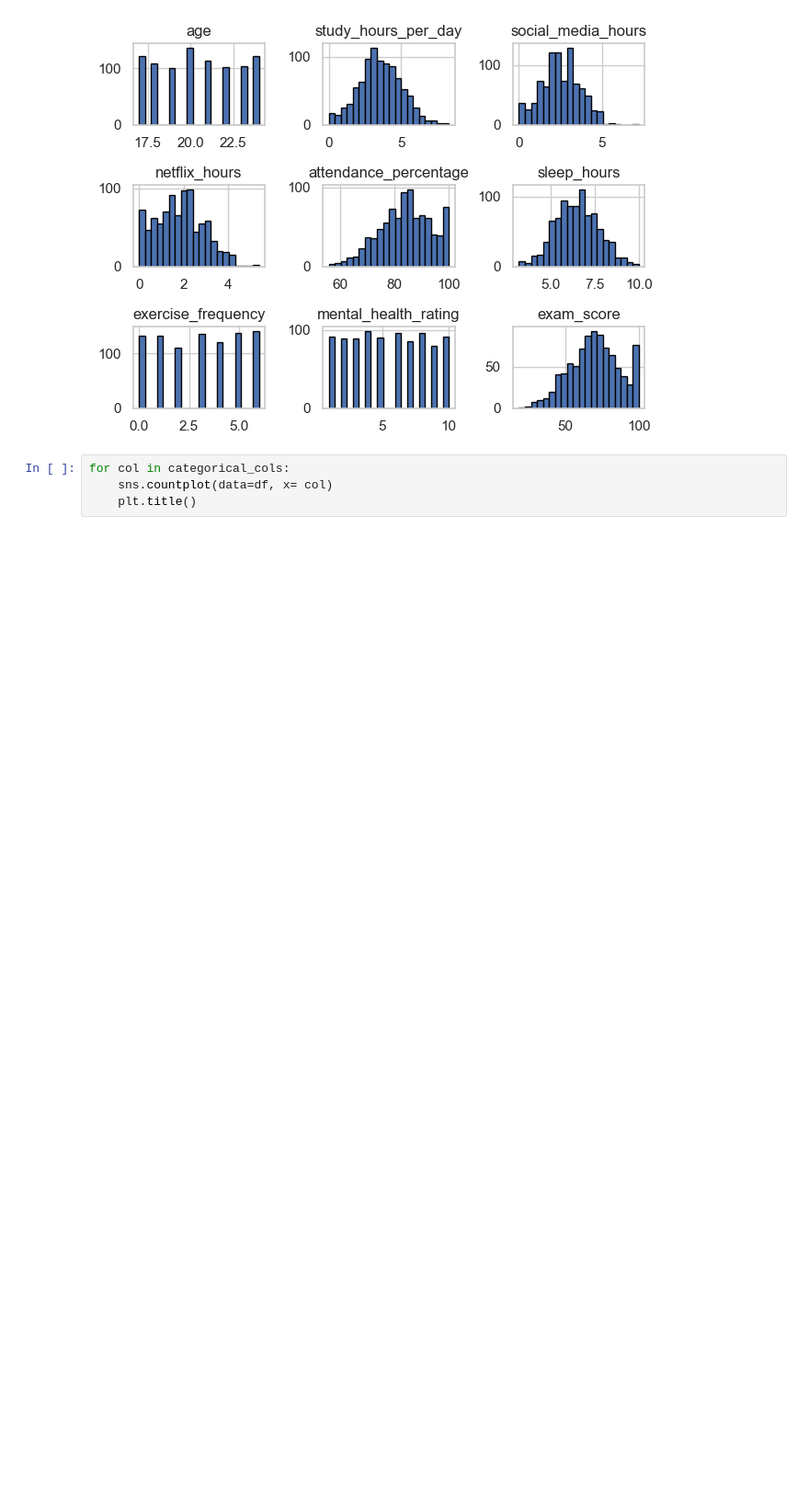
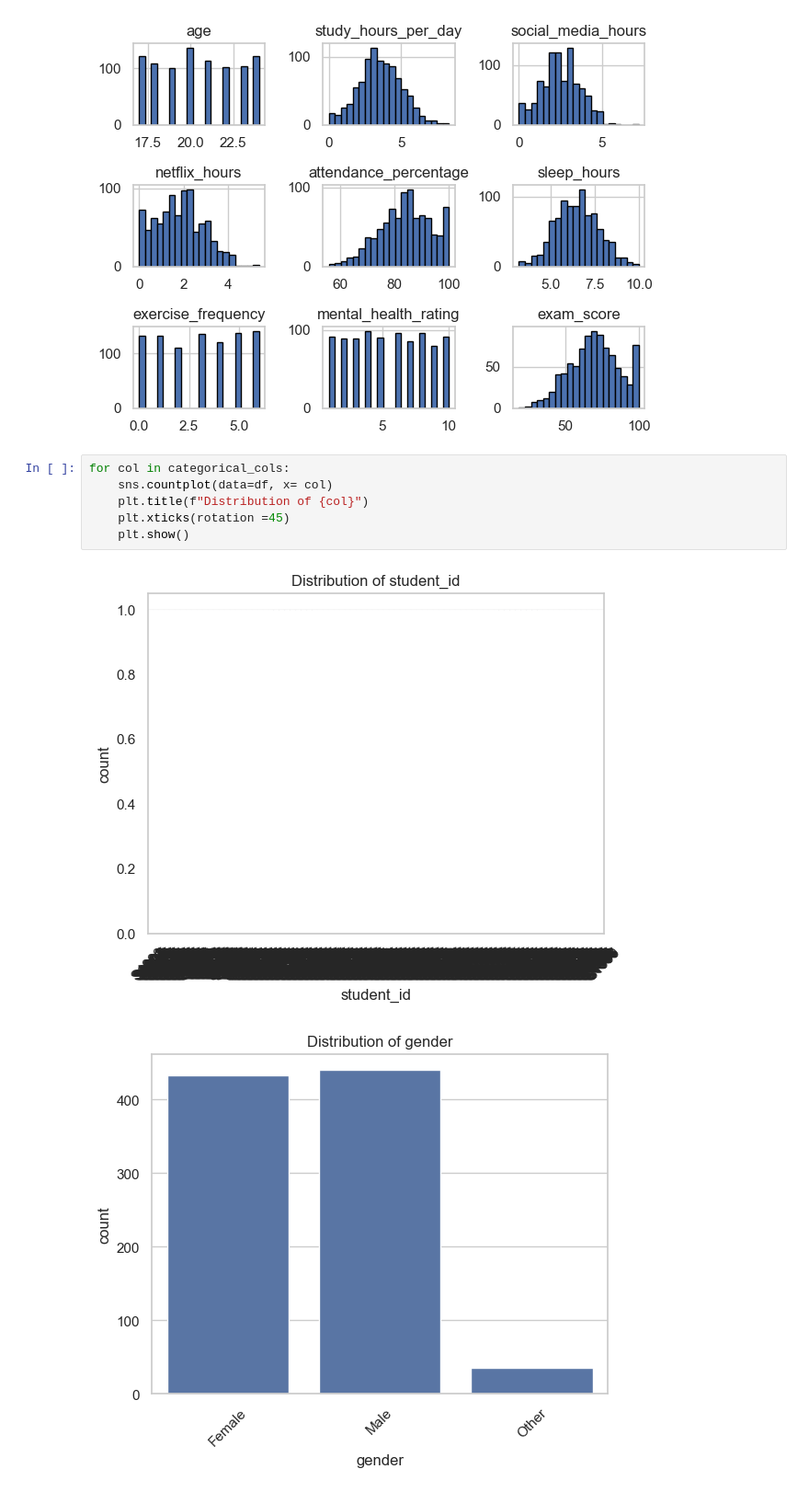
Before and after one commit to ThevinduDha/Predicting-Student-Exam-Scores, a Jupyter notebook: notebook.ipynb, the cells around one changed output. Shown at 92% size. Drawn from its saved outputs; the diff is of its cells as text; blank space fills up the shorter version.

```diff
--- a/notebook.ipynb
+++ b/notebook.ipynb
@@ -243,4 +243,9 @@ plt.show()
 # %%
 for col in categorical_cols:
     sns.countplot(data=df, x= col)
-    plt.title()
+    plt.title(f"Distribution of {col}")
+    plt.xticks(rotation =45)
+    plt.show()
+# %% [output]
+[figure, added]
+[figure, added]
```
Also changed, not shown: parts of 3 cells of this notebook.
